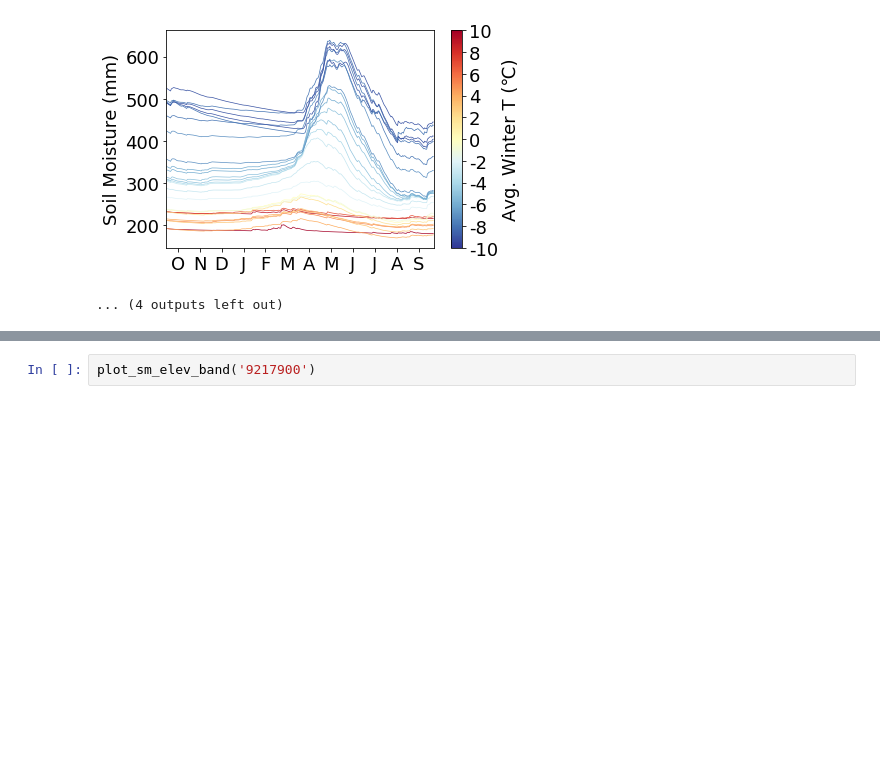
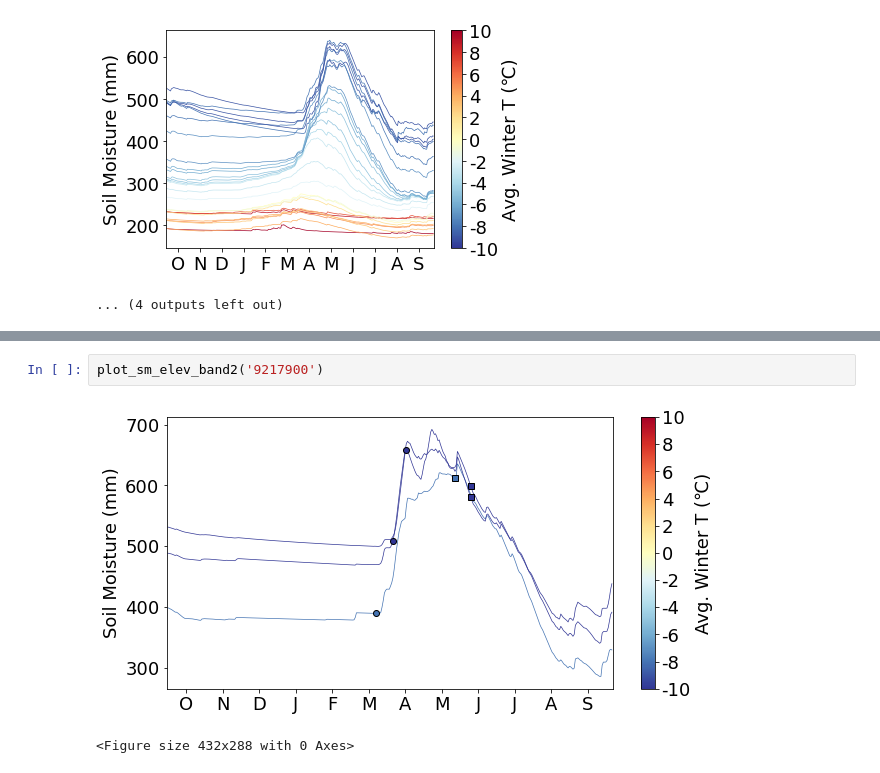
Before and after one commit to szalam/SM_carryover, a Jupyter notebook: 02_code/030_SM_pattern.ipynb, the cells around one changed output, grey strips where cells are left out. Saved outputs shown, nothing was run; the diff lists cells and outputs as text; blank space fills up the shorter version.

```diff
--- a/02_code/030_SM_pattern.ipynb
+++ b/02_code/030_SM_pattern.ipynb
@@ -182,3 +298,6 @@ plot_sm_elev_band('Upper Colorado Region')
 # %%
-plot_sm_elev_band('9217900')
+plot_sm_elev_band2('9217900')
+# %% [output]
+[figure, added]
+<Figure size 432x288 with 0 Axes>
 # %%
```
Also changed, not shown: parts of 20 cells of this notebook, 14 other files.
